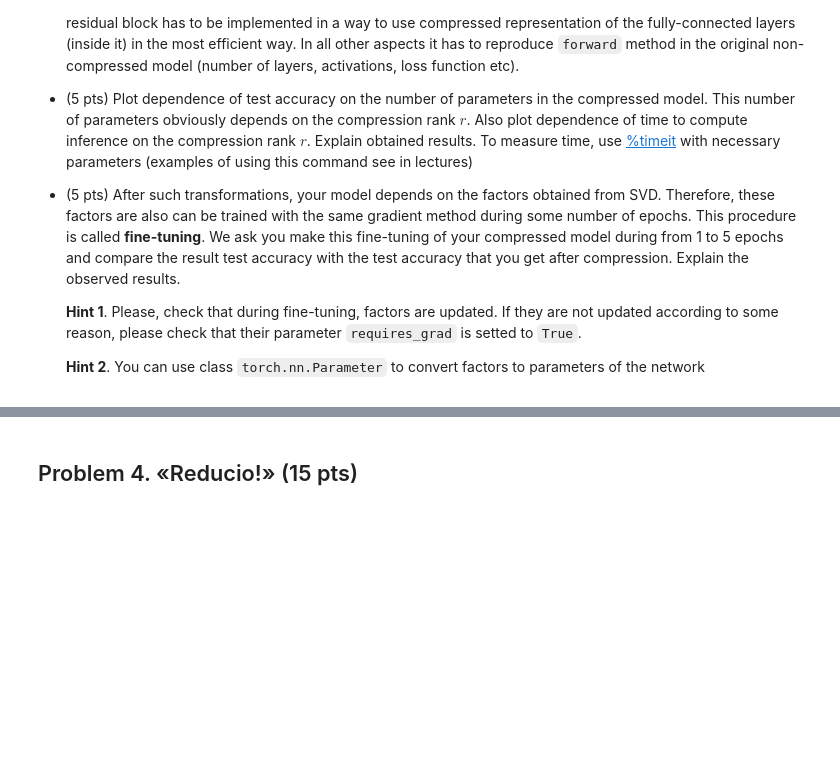
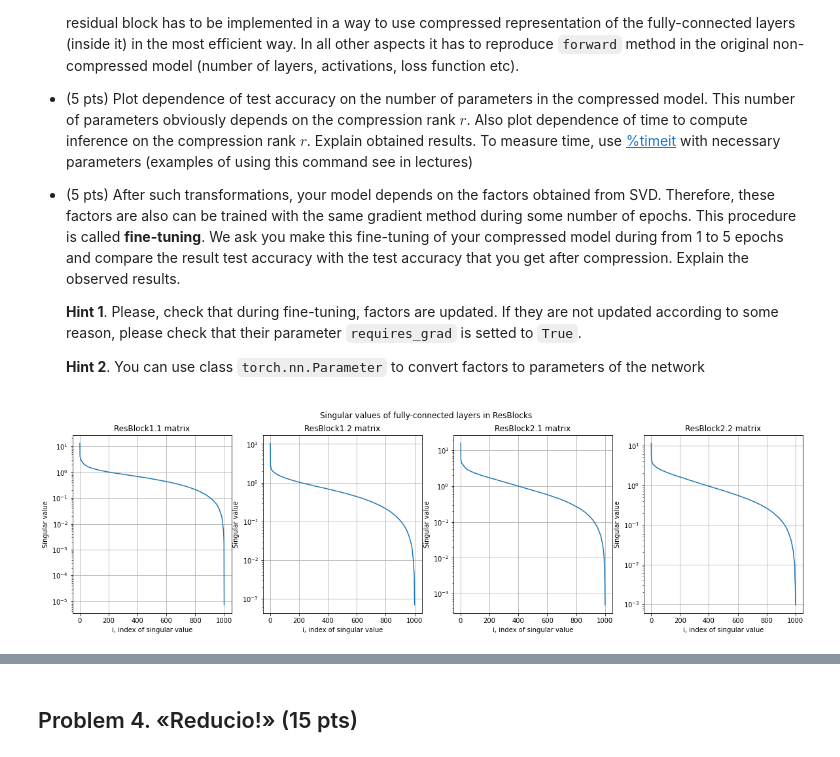
Before and after one commit to antonzub99/NLA-homeworks, a Jupyter notebook: HW1/hw1.ipynb, the cells around one changed output, grey strips where cells are left out. Saved outputs shown, nothing was run; the diff lists cells and outputs as text; code cells hidden in the pictures; blank space fills up the shorter version.

```diff
--- a/HW1/hw1.ipynb
+++ b/HW1/hw1.ipynb
@@ -400,3 +607,16 @@ Test set: Average loss: 1.4711, Accuracy: 5333/10000 (53%)
+# %%
+#prepare singular values for later plotting
+
+for_svd = []
+for params in model.parameters():
+    #we take only weight matrices from ResBlocks here
+    if (len(params.shape)==2 and params.shape[0]==params.shape[1]==1000):
+        for_svd.append(params)
+
+svds = []
+for item in for_svd:
+    u, s, v = torch.linalg.svd(item)
+    svds.append((u, s, v))
 # %% [markdown]
 Now we have somehow trained neural network and we are ready to perform compression of the weigths in the fully-connected layers.
 # %% [markdown]
@@ -421,0 +640,15 @@ To measure time, use [%timeit](https://docs.python.org/3.6/library/timeit.html)
+# %%
+import matplotlib.pyplot as plt
+
+fig, axs = plt.subplots(1, len(svds), figsize=(5*len(svds), 5))
+names = ["ResBlock1.1", "ResBlock1.2", "ResBlock2.1", "ResBlock2.2"]
+fig.suptitle("Singular values of fully-connected layers in ResBlocks")
+for it1, it2, name in zip(axs, svds, names):
+    it1.plot(np.arange(1,len(it2[1])+1), it2[1].cpu().detach().numpy())
+    it1.set_title(name+" matrix")
+    it1.set_xlabel("i, index of singular value")
+    it1.set_ylabel("Singular value")
+    it1.set_yscale("log")
+    it1.grid(linestyle='-')
+# %% [output]
+[figure, added]
```
Also changed, not shown: parts of 33 cells of this notebook, 2 other files.
